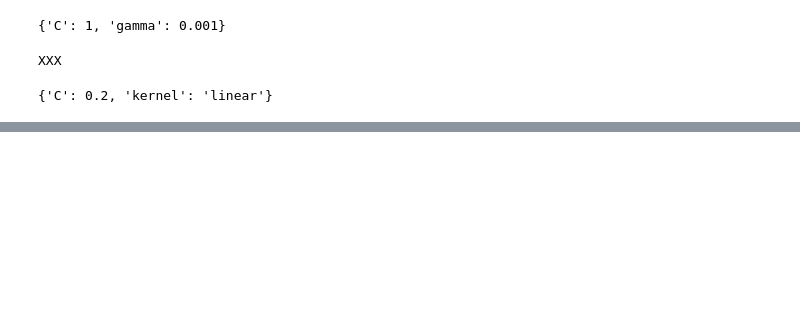
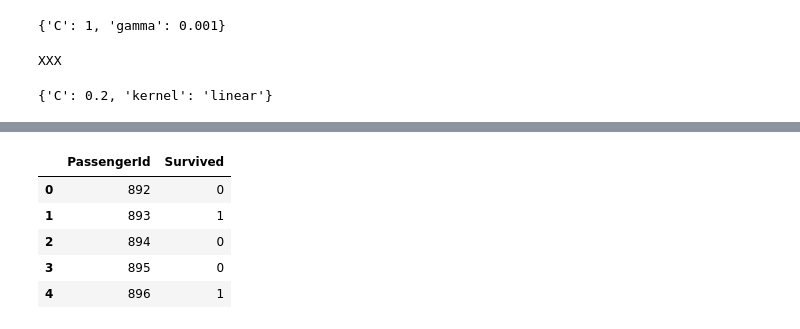
Before and after one commit to Dakaro/titanic, a Jupyter notebook: Z09_E_titanic.ipynb, the cells around one changed output, grey strips where cells are left out. Cells and saved outputs as stored; diff of their text form; code cells hidden in the pictures; blank space fills up the shorter version.

```diff
--- a/Z09_E_titanic.ipynb
+++ b/Z09_E_titanic.ipynb
@@ -377,0 +502,9 @@ df
+# %%
+test = test_data
+test = test_data.drop(['Name', 'Ticket'], axis=1)
+
+from sklearn.preprocessing import LabelEncoder
+label_encoder = LabelEncoder()
+for column in test.columns:
+    if test[column].dtype == 'object':
+        test[column] = label_encoder.fit_transform(test[column])
@@ -377,0 +524,8 @@ df
+# %%
+from sklearn.impute import SimpleImputer
+imputer = SimpleImputer(strategy='median')
+
+age_data_imputed = imputer.fit_transform(test[['Age']])
+fare_data_imputed = imputer.fit_transform(test[['Fare']])
+test['Age'] = age_data_imputed
+test['Fare'] = fare_data_imputed
@@ -377,0 +545,23 @@ df
+# %%
+# Uzyskanie predykcji na zestawie testowym
+predictions = grid_9.predict(test)
+
+# Konwersja predykcji na obiekt DataFrame
+df_1 = pd.DataFrame(predictions, columns=['Survived'])
+df_predictions = pd.DataFrame()
+df_predictions['PassengerId'] = test['PassengerId']
+df_predictions['Survived'] = df_1['Survived']
+
+df_predictions.head()
+
+# Zapisanie predykcji do pliku CSV
+df_predictions.to_csv('predictions.csv', index=False)
+# %%
+df_predictions.head()
+# %% [output]
+|  | PassengerId | Survived |
+| 0 | 892 | 0 |
+| 1 | 893 | 1 |
+| 2 | 894 | 0 |
+| 3 | 895 | 0 |
+| 4 | 896 | 1 |
```
Also changed, not shown: parts of 12 cells of this notebook.
